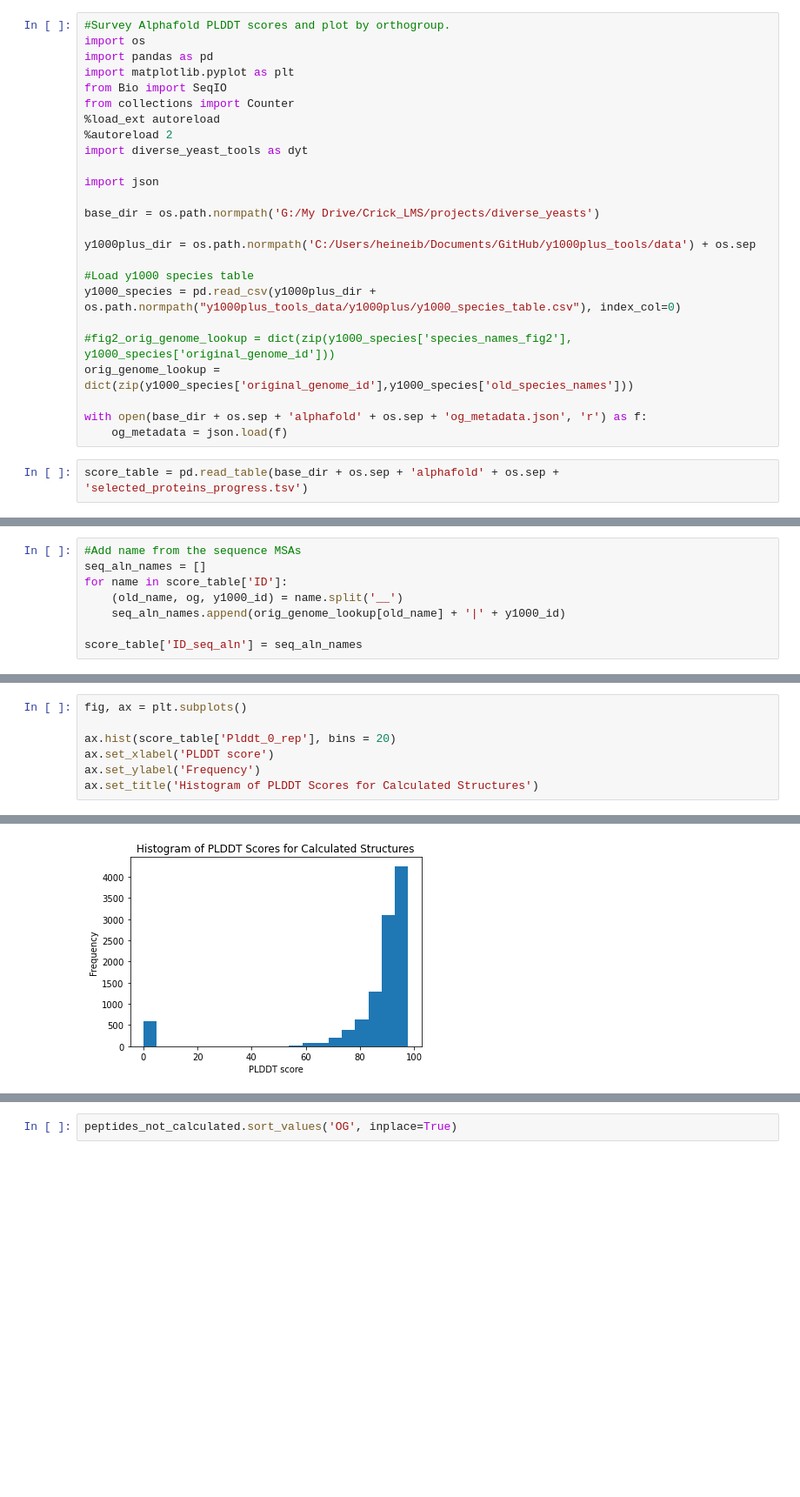
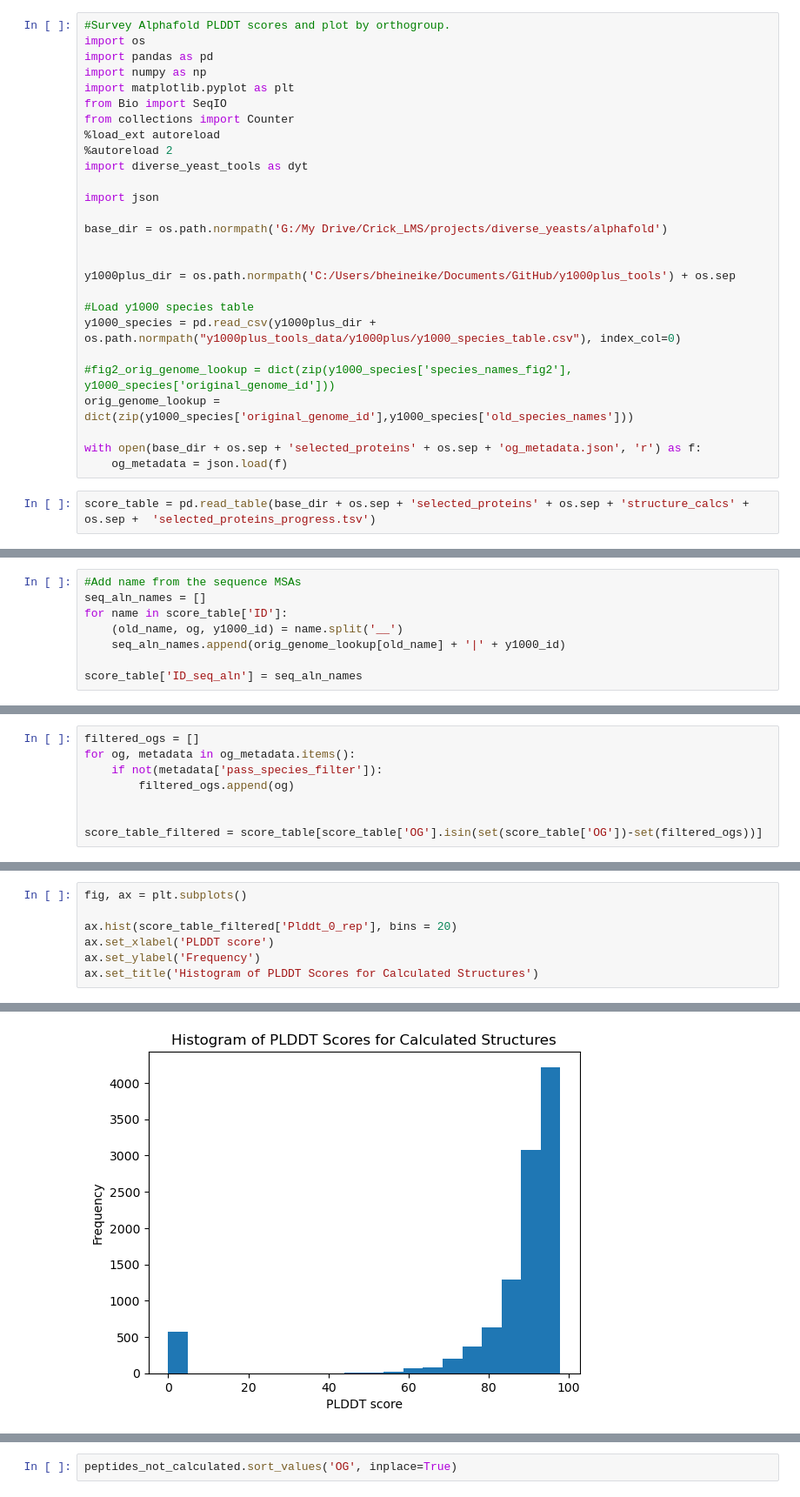
Before and after one commit to heineike02/diverse_yeast, a Jupyter notebook: 20220719_alphafold_PLDDT_scores.ipynb, the cells around one changed output, grey strips where cells are left out. Shown at 87% size. Saved outputs shown, nothing was run; the diff lists cells and outputs as text; blank space fills up the shorter version.

Commit message:
updates 2024
Added usalign_example_og.sh and full_og_tree.py for tree to illustrate clustering.  Supplementary figures, attempt to view thiamine pathway, and methods.

```diff
--- a/20220719_alphafold_PLDDT_scores.ipynb
+++ b/20220719_alphafold_PLDDT_scores.ipynb
@@ -2,6 +2,7 @@
 #Survey Alphafold PLDDT scores and plot by orthogroup.
 import os
 import pandas as pd
+import numpy as np
 import matplotlib.pyplot as plt
 from Bio import SeqIO
 from collections import Counter
@@ -11,9 +12,10 @@ import diverse_yeast_tools as dyt
 
 import json
 
-base_dir = os.path.normpath('G:/My Drive/Crick_LMS/projects/diverse_yeasts')
+base_dir = os.path.normpath('G:/My Drive/Crick_LMS/projects/diverse_yeasts/alphafold')
 
-y1000plus_dir = os.path.normpath('C:/Users/heineib/Documents/GitHub/y1000plus_tools/data') + os.sep
+
+y1000plus_dir = os.path.normpath('C:/Users/bheineike/Documents/GitHub/y1000plus_tools') + os.sep
 
 #Load y1000 species table
 y1000_species = pd.read_csv(y1000plus_dir + os.path.normpath("y1000plus_tools_data/y1000plus/y1000_species_table.csv"), index_col=0)
@@ -21,10 +23,10 @@ y1000_species = pd.read_csv(y1000plus_dir + os.path.normpath("y1000plus_tools_da
 #fig2_orig_genome_lookup = dict(zip(y1000_species['species_names_fig2'], y1000_species['original_genome_id']))
 orig_genome_lookup = dict(zip(y1000_species['original_genome_id'],y1000_species['old_species_names']))
 
-with open(base_dir + os.sep + 'alphafold' + os.sep + 'og_metadata.json', 'r') as f:
+with open(base_dir + os.sep + 'selected_proteins' + os.sep + 'og_metadata.json', 'r') as f:
     og_metadata = json.load(f)
 # %%
-score_table = pd.read_table(base_dir + os.sep + 'alphafold' + os.sep + 'selected_proteins_progress.tsv')
+score_table = pd.read_table(base_dir + os.sep + 'selected_proteins' + os.sep + 'structure_calcs' + os.sep +  'selected_proteins_progress.tsv')
 # %%
 new_score = []
 for score in score_table['Plddt']:
@@ -60,0 +49,8 @@ score_table
+# %%
+filtered_ogs = []
+for og, metadata in og_metadata.items():
+    if not(metadata['pass_species_filter']):
+        filtered_ogs.append(og)
+
+
+score_table_filtered = score_table[score_table['OG'].isin(set(score_table['OG'])-set(filtered_ogs))]
@@ -61,10 +64,10 @@ score_table
 # %%
 fig, ax = plt.subplots()
 
-ax.hist(score_table['Plddt_0_rep'], bins = 20)
+ax.hist(score_table_filtered['Plddt_0_rep'], bins = 20)
 ax.set_xlabel('PLDDT score')
 ax.set_ylabel('Frequency')
 ax.set_title('Histogram of PLDDT Scores for Calculated Structures')
 # %% [output]
 Text(0.5, 1.0, 'Histogram of PLDDT Scores for Calculated Structures')
-[figure, old version]
+[figure, new version]
```
Also changed, not shown: parts of 22 cells of this notebook, 21 other files.
